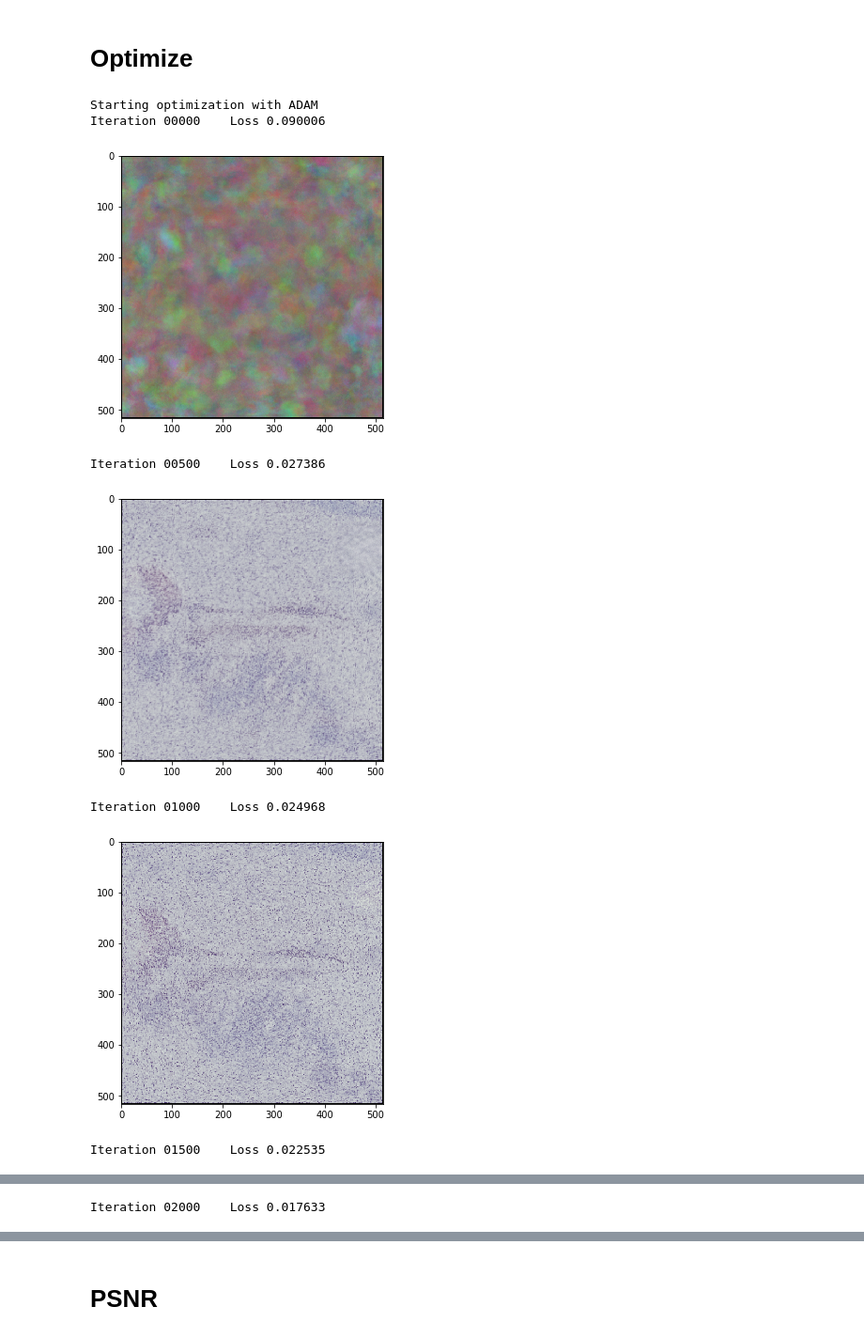
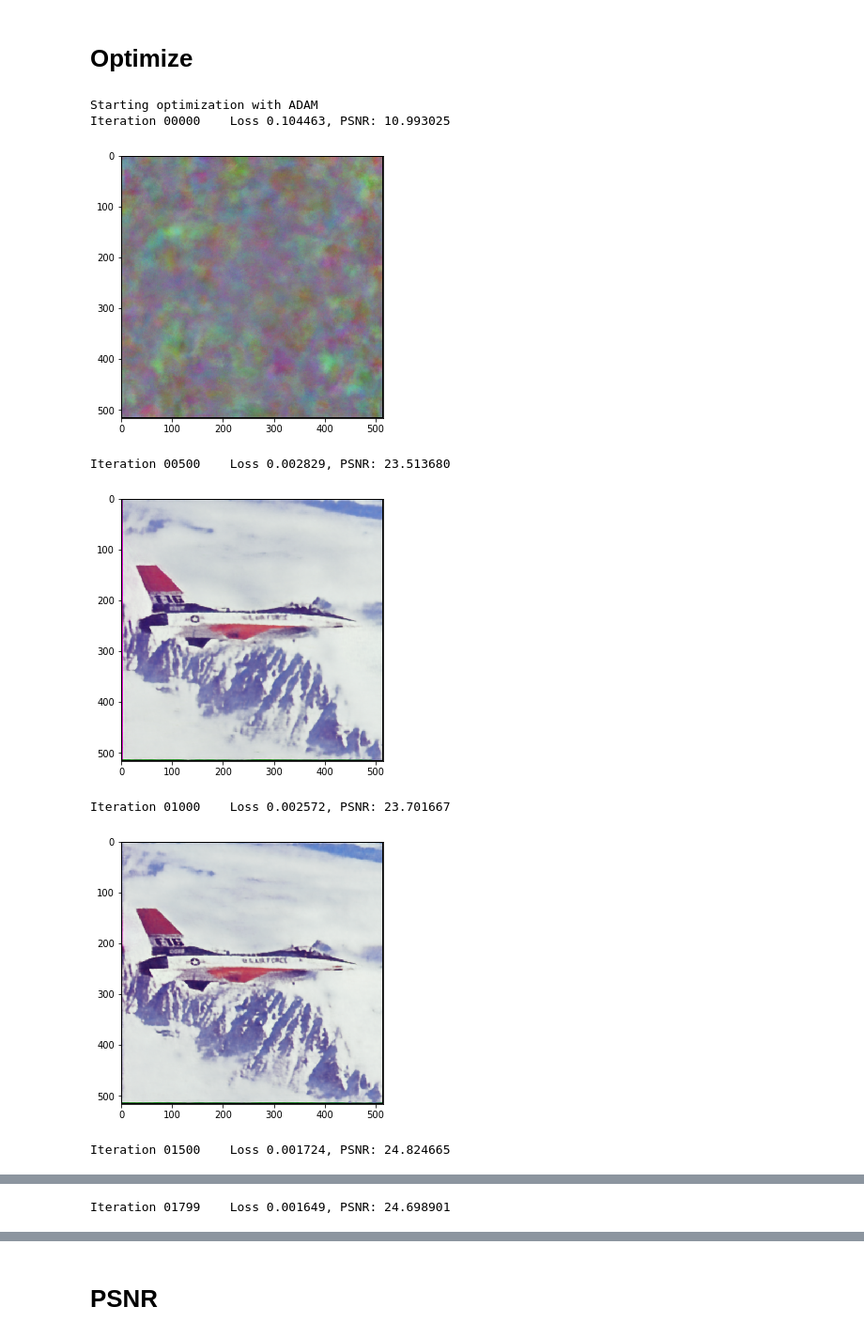
Before and after one commit to thumbe12856/deep-learning, a Jupyter notebook: Lab2/deep-image-prior/denoising.ipynb, the cells around one changed output, grey strips where cells are left out. Shown at 94% size. Cells and saved outputs as stored; diff of their text form; code cells hidden in the pictures.

```diff
--- a/Lab2/deep-image-prior/denoising.ipynb
+++ b/Lab2/deep-image-prior/denoising.ipynb
@@ -22,12 +22,15 @@ from torch.autograd import Variable
 from utils.denoising_utils import *
 from copy import deepcopy
 
+import skimage.measure
+from scipy import misc
+
 torch.backends.cudnn.enabled = True
 torch.backends.cudnn.benchmark =True
 dtype = torch.cuda.FloatTensor
 
 PLOT = True
-Requirement1 = True
+Requirement1 = False
 HasGT = True
 imsize =-1
 sigma = 25
@@ -56,10 +59,14 @@ if HasGT:
         ''' original image '''
         # img_noisy_np = img_np
 
+        ''' image with noise '''
+        # img_noisy_np = img_noisy_np
+
         ''' only noise '''
         # img_noisy_np = np.clip(np.random.uniform(low=0, high=1, size=img_np.shape), 0, 1).astype(np.float32)
 
         ''' shuffle image '''
+        #'''
         x = np.arange(img_np.shape[1])
         np.random.shuffle(x)
         y = np.arange(img_np.shape[2])
@@ -69,8 +76,11 @@ if HasGT:
                 x = np.random.randint(0, img_np.shape[1], 2)
                 y = np.random.randint(0, img_np.shape[2], 2)
                 for k in range(img_np.shape[0]):
-                    img_noisy_np[k][x[1]][y[1]] = img_np[k][x[0]][y[0]]
-                    img_noisy_np[k][x[0]][y[0]] = img_np[k][x[1]][y[1]]
+                    #img_noisy_np[k][x[1]][y[1]] = img_np[k][x[0]][y[0]]
+                    #img_noisy_np[k][x[0]][y[0]] = img_np[k][x[1]][y[1]]
+                    img_noisy_np[k][i][j] = img_np[k][x[0]][y[0]]
+                    img_noisy_np[k][i][j] = img_np[k][x[1]][y[1]]
+        #'''
 
         '''
         x = np.arange(img_np.shape[1] * img_np.shape[2])
@@ -78,7 +88,7 @@ if HasGT:
         for i in range(img_np.shape[1]):
             for j in range(img_np.shape[2]):
                 for k in range(img_np.shape[0]):
-                    img_noisy_np[k][i][j] = img_np[k][x[i * j] / img_np.shape[1]][x[i * j] % img_np.shape[2]]
+                    img_noisy_np[k][i][j] = img_np[k][x[i * j] % img_np.shape[1]][x[i * j] / img_np.shape[2]]
         '''
     if PLOT:
         plot_image_grid([img_np, img_noisy_np], 4, 6);
@@ -127,7 +137,16 @@ if HasGT:
     input_depth = 32
     figsize = 4
 
-    net = get_net(input_depth, 'skip', pad,
+    if(Requirement1):
+        net = skip(input_depth, img_np.shape[0], num_channels_down = [8, 16, 32, 64, 128],
+                                             num_channels_up   = [8, 16, 32, 64, 128],
+                           num_channels_skip =    [0, 0, 0, 4, 4],
+                           filter_size_down = 3, filter_size_up = 3, filter_skip_size=1,
+                           upsample_mode='bilinear',
+                           downsample_mode='avg',
+                           need_sigmoid=True, need_bias=True, pad=pad).type(dtype)
+    else:
+        net = get_net(input_depth, 'skip', pad,
                   skip_n33d=128,
                   skip_n33u=128,
                   skip_n11=4,
@@ -172,39 +191,44 @@ net_input_saved = net_input.data.clone()
 noise = net_input.data.clone()
 
 
 i = 0
 my_loss_history = []
 def closure():
 
     global i
     global my_loss_history
 
     if reg_noise_std > 0:
         net_input.data = net_input_saved + (noise.normal_() * reg_noise_std)
 
     out = net(net_input)
 
     total_loss = mse(out, img_noisy_var)
     total_loss.backward()
     my_loss_history.append(total_loss.data[0])
 
-    print ('Iteration %05d    Loss %f' % (i, total_loss.data[0]), '\r', end='')
+    out_np = var_to_np(out)
+    psnr = skimage.measure.compare_psnr(out_np, img_np)
+
+    print ('Iteration %05d    Loss %f, PSNR: %f' % (i, total_loss.data[0], psnr), '\r', end='')
     if  PLOT and i % show_every == 0:
         out_np = var_to_np(out)
-        plot_image_grid([np.clip(out_np, 0, 1)], factor=figsize, nrow=1)
+        ori_np = var_to_np(img_noisy_var)
+        plot_image_grid([out_np], factor=figsize, nrow=1)
+        #plot_image_grid([img_np, img_noisy_np], 4, 6);
 
     i += 1
 
     return total_loss
 
 p = get_params(OPT_OVER, net, net_input)
 optimize(OPTIMIZER, p, closure, LR, num_iter)
 # %% [output]
 Starting optimization with ADAM
-Iteration 00000    Loss 0.090006
+Iteration 00000    Loss 0.104463, PSNR: 10.993025
-[figure, old version]
+[figure, new version]
-Iteration 00500    Loss 0.027386
+Iteration 00500    Loss 0.002829, PSNR: 23.513680
-[figure, old version]
+[figure, new version]
-Iteration 01000    Loss 0.024968
+Iteration 01000    Loss 0.002572, PSNR: 23.701667
-[figure, old version]
+[figure, new version]
-Iteration 01500    Loss 0.022535
+Iteration 01500    Loss 0.001724, PSNR: 24.824665
@@ -212 +236 @@ Iteration 01500    Loss 0.022535
-Iteration 02000    Loss 0.017633
+Iteration 01799    Loss 0.001649, PSNR: 24.698901
```
Also changed, not shown: parts of 5 cells of this notebook, 27 other files.
